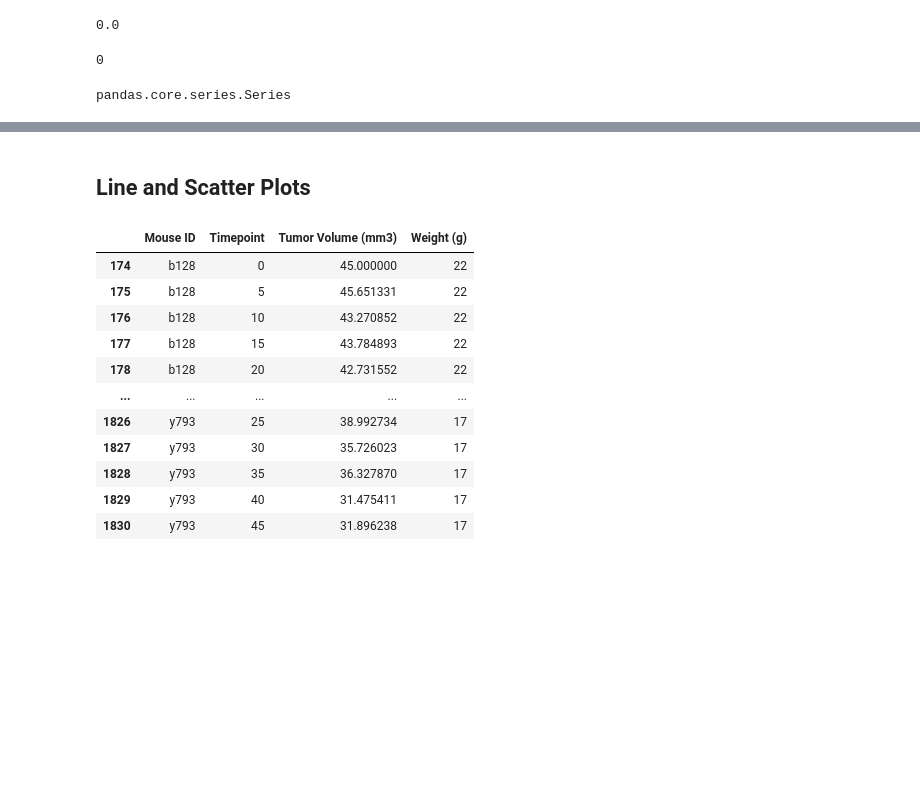
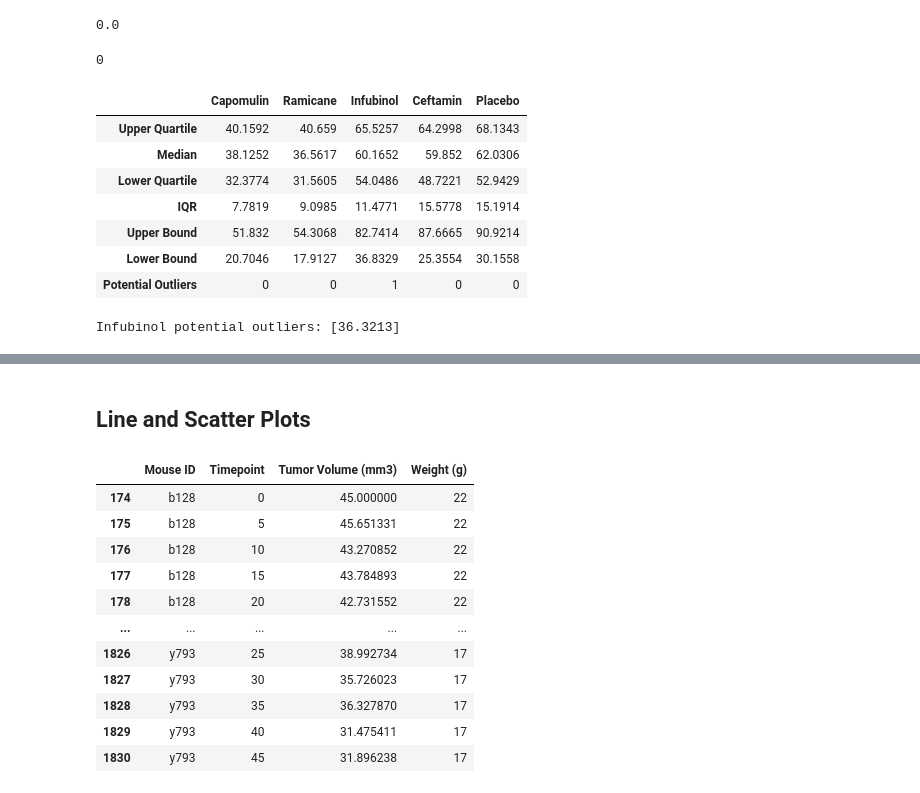
Before and after one commit to rperezme-data/DAB_H05_Matplotlib-challenge, a Jupyter notebook: Pymaceuticals/main.ipynb, the cells around one changed output, grey strips where cells are left out. Drawn from its saved outputs; the diff is of its cells as text; code cells hidden in the pictures; blank space fills up the shorter version.

Commit message:
Add Outliers Summary

```diff
--- a/Pymaceuticals/main.ipynb
+++ b/Pymaceuticals/main.ipynb
@@ -233,7 +233,8 @@ final_tumor_vol.head()
 0
 # %%
 # Put treatments into a list for for loop (and later for plot labels)
-treatments = ["Capomulin", "Ramicane", "Infubinol", "Ceftamin"]
+# treatments = ["Capomulin", "Ramicane", "Infubinol", "Ceftamin"]
+treatments = ["Capomulin", "Ramicane", "Infubinol", "Ceftamin", "Placebo"]
 
 # Create empty list to fill with tumor vol data (for plotting)
 tumor_vol_data = []
@@ -247,15 +248,59 @@ tumor_vol_data = []
 
 
 # Determine outliers using upper and lower bounds
-# %%
-tumor_vol_data = []
-
-for treatment in treatments:
-    tumor_vol_data.append(final_tumor_vol['Tumor Volume (mm3)'].loc[final_tumor_vol['Drug Regimen'] == treatment])
-
-type(tumor_vol_data[0])
-# %% [output]
-pandas.core.series.Series
+# %%
+tumor_vol_data = []
+outliers_dict = {}
+
+data_distribution = pd.DataFrame(index=[
+    "Upper Quartile",
+    "Median",
+    "Lower Quartile",
+    "IQR",
+    "Upper Bound",
+    "Lower Bound",
+    "Potential Outliers"
+])
+
+for i in range(len(treatments)):
+    tumor_vol_data.append(final_tumor_vol['Tumor Volume (mm3)'].loc[final_tumor_vol['Drug Regimen'] == treatments[i]])
+
+for i in range(len(tumor_vol_data)):
+    (upperq, median, lowerq) = tumor_vol_data[i].quantile([0.75, 0.5, 0.25])
+    iqr = upperq - lowerq
+    upper_bound = upperq + (1.5*iqr)
+    lower_bound = lowerq - (1.5*iqr)
+    outliers = [round(value, 4) for value in tumor_vol_data[i].values if (value < lower_bound) or (value > upper_bound)]
+
+    data_distribution[treatments[i]] = ([
+        round(upperq, 4),
+        round(median, 4),
+        round(lowerq, 4),
+        round(iqr, 4),
+        round(upper_bound, 4),
+        round(lower_bound, 4),
+        str(len(outliers))
+    ])
+
+    if len(outliers) != 0:
+        outliers_dict[treatments[i]] = outliers
+
+
+data_distribution
+# %% [output]
+|  | Capomulin | Ramicane | Infubinol | Ceftamin | Placebo |
+| Upper Quartile | 40.1592 | 40.659 | 65.5257 | 64.2998 | 68.1343 |
+| Median | 38.1252 | 36.5617 | 60.1652 | 59.852 | 62.0306 |
+| Lower Quartile | 32.3774 | 31.5605 | 54.0486 | 48.7221 | 52.9429 |
+| IQR | 7.7819 | 9.0985 | 11.4771 | 15.5778 | 15.1914 |
+| Upper Bound | 51.832 | 54.3068 | 82.7414 | 87.6665 | 90.9214 |
+| Lower Bound | 20.7046 | 17.9127 | 36.8329 | 25.3554 | 30.1558 |
+| Potential Outliers | 0 | 0 | 1 | 0 | 0 |
+# %%
+for key, value in outliers_dict.items():
+    print(f"{key} potential outliers: {value}")
+# %% [output]
+Infubinol potential outliers: [36.3213]
 # %%
 treatment=2
 # %%
```
Also changed, not shown: parts of 18 cells of this notebook.
